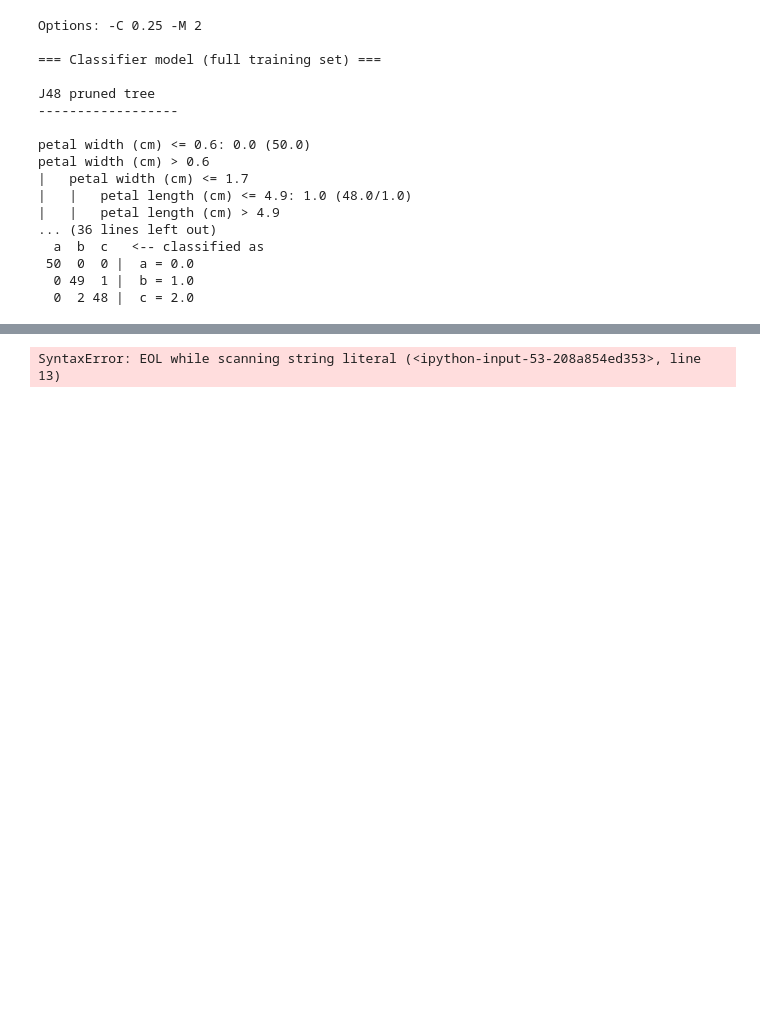
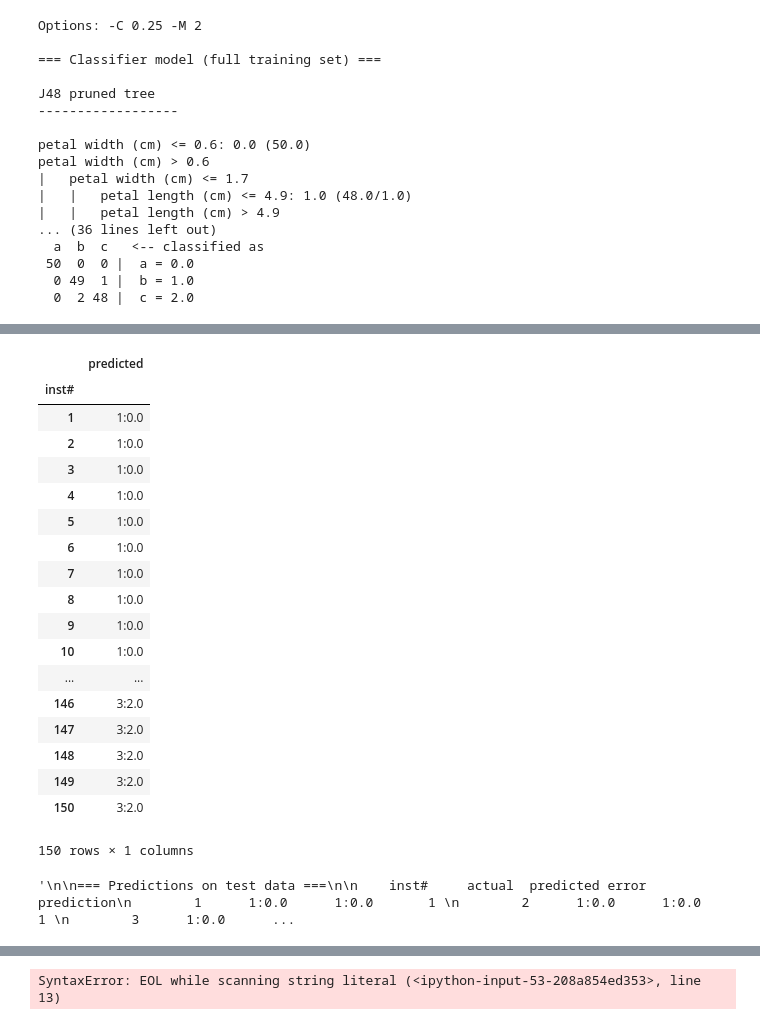
Before and after one commit to eliavw/PxW, a Jupyter notebook: note/Untitled.ipynb, the cells around one changed output, grey strips where cells are left out. Drawn from its saved outputs; the diff is of its cells as text; code cells hidden in the pictures; blank space fills up the shorter version.

Commit message:
predict and parse also operational

```diff
--- a/note/Untitled.ipynb
+++ b/note/Untitled.ipynb
@@ -77,0 +86,25 @@ petal width (cm) > 0.6
+# %%
+weka_cmd = """java -cp /home/elia/Software/weka/weka-3-8-3/weka.jar"""
+
+tree = "weka.classifiers.trees.J48"
+tree_cmd = """{}""".format(tree)
+
+model_fn = "tree.model"
+model_cmd = """-l {}""".format(model_fn)
+
+data_fn = "../data/raw/iris.arff"
+data_cmd = "-T {}".format(data_fn)
+
+out_fn = "pred.csv"
+out_cmd = ""
+
+cmd = """{} {} {} {} -p 0 """.format(weka_cmd, tree_cmd, data_cmd, model_cmd)
+
+shell = ShellTask()
+
+
+# Execution
+with Flow("predict") as f:
+    predict = shell(command=cmd)
+
+status = f.run()
@@ -77,0 +119,2 @@ petal width (cm) > 0.6
+# %%
+s = status.result[predict].result.decode("utf-8")
@@ -77,0 +141,35 @@ petal width (cm) > 0.6
+# %%
+from io import StringIO
+
+df = pd.read_csv(StringIO(s),
+                 index_col=0,
+                 header=1,
+                 usecols=[0,2],
+                 lineterminator='\n',
+                 sep='\s+')
+# %%
+df
+# %% [output]
+|  | predicted |
+| inst# |  |
+| 1 | 1:0.0 |
+| 2 | 1:0.0 |
+| 3 | 1:0.0 |
+| 4 | 1:0.0 |
+| 5 | 1:0.0 |
+| 6 | 1:0.0 |
+| 7 | 1:0.0 |
+| 8 | 1:0.0 |
+| 9 | 1:0.0 |
+| 10 | 1:0.0 |
+| ... | ... |
+| 146 | 3:2.0 |
+| 147 | 3:2.0 |
+| 148 | 3:2.0 |
+| 149 | 3:2.0 |
+| 150 | 3:2.0 |
+150 rows × 1 columns
+# %%
+s[:200]
+# %% [output]
+'\n\n=== Predictions on test data ===\n\n    inst#     actual  predicted error prediction\n        1      1:0.0      1:0.0       1 \n        2      1:0.0      1:0.0       1 \n        3      1:0.0      ...
```
Also changed, not shown: parts of 11 cells of this notebook, 3 other files.
